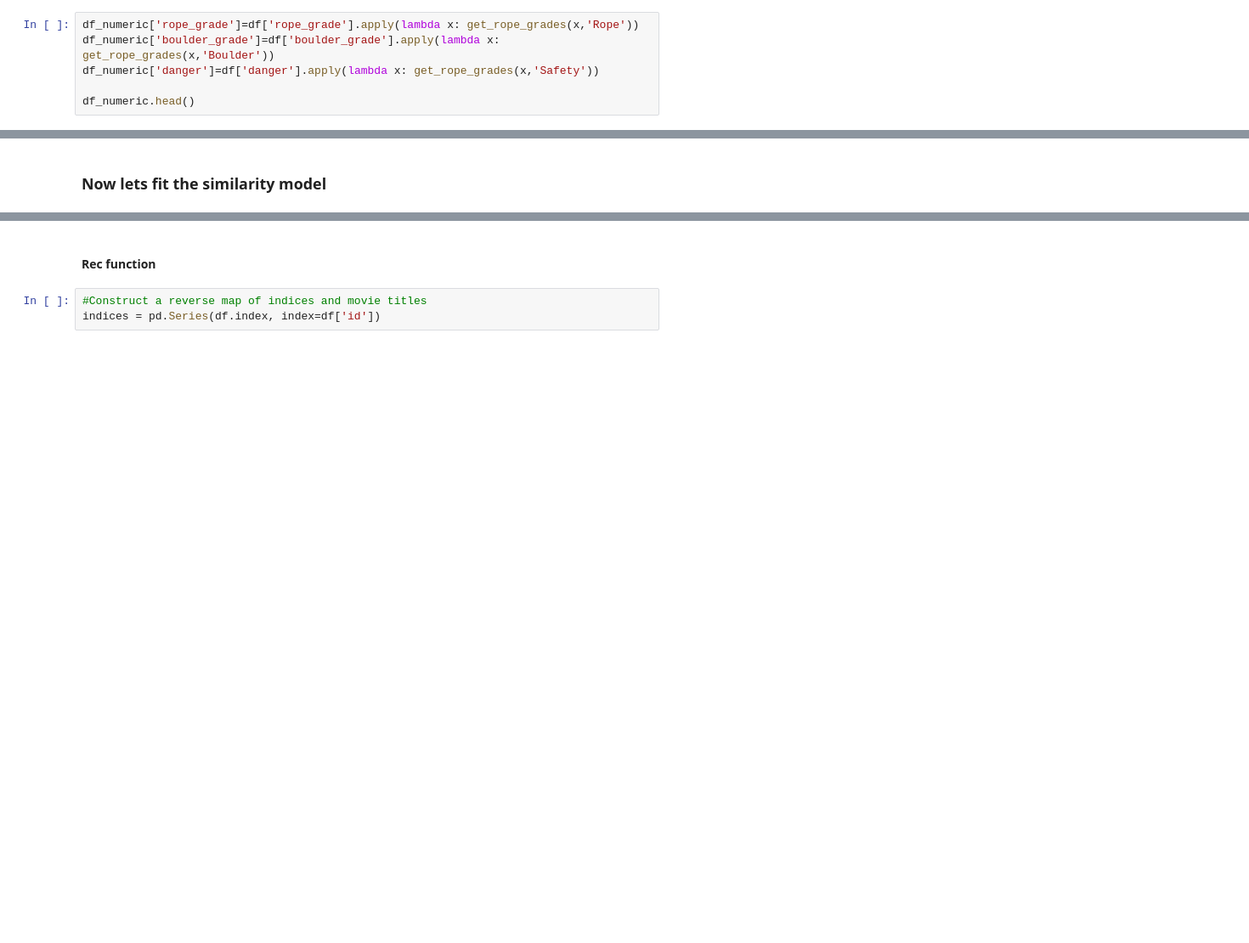
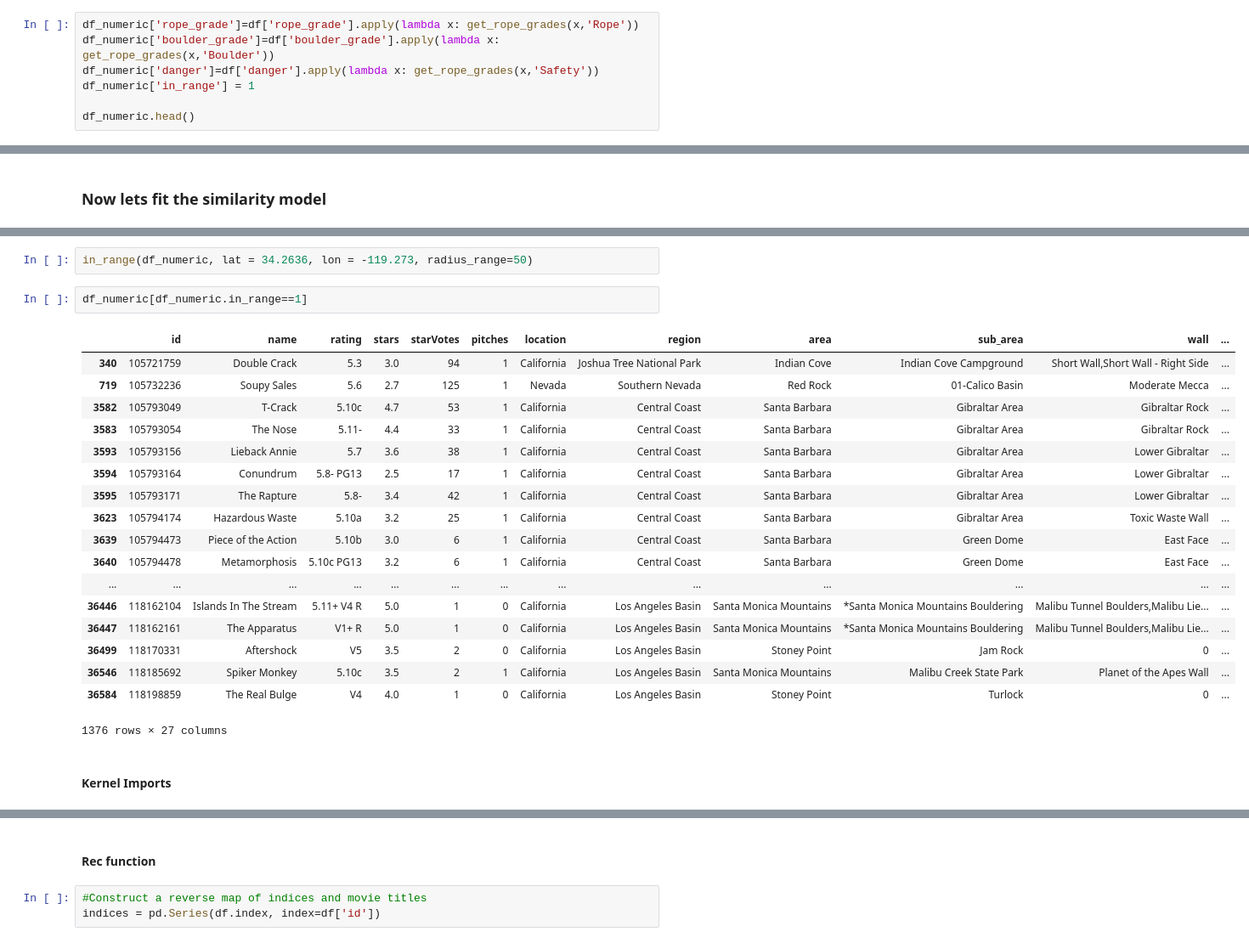
Before and after one commit to gseemann/climb_recommender, a Jupyter notebook: models.ipynb, the cells around one changed output, grey strips where cells are left out. Shown at 85% size. Saved outputs shown, nothing was run; the diff lists cells and outputs as text; blank space fills up the shorter version.

```diff
--- a/models.ipynb
+++ b/models.ipynb
@@ -348,6 +326,7 @@ dict_keys(['Rope', 'Boulder', 'Ice', 'Aid', 'Mixed', 'Snow', 'Safety', 'Mountain
 df_numeric['rope_grade']=df['rope_grade'].apply(lambda x: get_rope_grades(x,'Rope'))
 df_numeric['boulder_grade']=df['boulder_grade'].apply(lambda x: get_rope_grades(x,'Boulder'))
 df_numeric['danger']=df['danger'].apply(lambda x: get_rope_grades(x,'Safety'))
+df_numeric['in_range'] = 1
 
 df_numeric.head()
 # %% [output]
@@ -409 +408,26 @@ features_scaled = scalar.fit_transform(features)
+# %%
+in_range(df_numeric, lat = 34.2636, lon = -119.273, radius_range=50)
+# %%
+df_numeric[df_numeric.in_range==1]
+# %% [output]
+|  | id | name | rating | stars | starVotes | pitches | location | region | area | sub_area | wall | ... |
+| 340 | 105721759 | Double Crack | 5.3 | 3.0 | 94 | 1 | California | Joshua Tree National Park | Indian Cove | Indian Cove Campground | Short Wall,Short Wall - Right Side | ... |
+| 719 | 105732236 | Soupy Sales | 5.6 | 2.7 | 125 | 1 | Nevada | Southern Nevada | Red Rock | 01-Calico Basin | Moderate Mecca | ... |
+| 3582 | 105793049 | T-Crack | 5.10c | 4.7 | 53 | 1 | California | Central Coast | Santa Barbara | Gibraltar Area | Gibraltar Rock | ... |
+| 3583 | 105793054 | The Nose | 5.11- | 4.4 | 33 | 1 | California | Central Coast | Santa Barbara | Gibraltar Area | Gibraltar Rock | ... |
+| 3593 | 105793156 | Lieback Annie | 5.7 | 3.6 | 38 | 1 | California | Central Coast | Santa Barbara | Gibraltar Area | Lower Gibraltar | ... |
+| 3594 | 105793164 | Conundrum | 5.8- PG13 | 2.5 | 17 | 1 | California | Central Coast | Santa Barbara | Gibraltar Area | Lower Gibraltar | ... |
+| 3595 | 105793171 | The Rapture | 5.8- | 3.4 | 42 | 1 | California | Central Coast | Santa Barbara | Gibraltar Area | Lower Gibraltar | ... |
+| 3623 | 105794174 | Hazardous Waste | 5.10a | 3.2 | 25 | 1 | California | Central Coast | Santa Barbara | Gibraltar Area | Toxic Waste Wall | ... |
+| 3639 | 105794473 | Piece of the Action | 5.10b | 3.0 | 6 | 1 | California | Central Coast | Santa Barbara | Green Dome | East Face | ... |
+| 3640 | 105794478 | Metamorphosis | 5.10c PG13 | 3.2 | 6 | 1 | California | Central Coast | Santa Barbara | Green Dome | East Face | ... |
+| ... | ... | ... | ... | ... | ... | ... | ... | ... | ... | ... | ... | ... |
+| 36446 | 118162104 | Islands In The Stream | 5.11+ V4 R | 5.0 | 1 | 0 | California | Los Angeles Basin | Santa Monica Mountains | *Santa Monica Mountains Bouldering | Malibu Tunnel Boulders,Malibu Lie... | ... |
+| 36447 | 118162161 | The Apparatus | V1+ R | 5.0 | 1 | 0 | California | Los Angeles Basin | Santa Monica Mountains | *Santa Monica Mountains Bouldering | Malibu Tunnel Boulders,Malibu Lie... | ... |
+| 36499 | 118170331 | Aftershock | V5 | 3.5 | 2 | 0 | California | Los Angeles Basin | Stoney Point | Jam Rock | 0 | ... |
+| 36546 | 118185692 | Spiker Monkey | 5.10c | 3.5 | 2 | 1 | California | Los Angeles Basin | Santa Monica Mountains | Malibu Creek State Park | Planet of the Apes Wall | ... |
+| 36584 | 118198859 | The Real Bulge | V4 | 4.0 | 1 | 0 | California | Los Angeles Basin | Stoney Point | Turlock | 0 | ... |
+1376 rows × 27 columns
+# %% [markdown]
+#### Kernel Imports
 # %%
```
Also changed, not shown: parts of 50 cells of this notebook, 2 other files.
